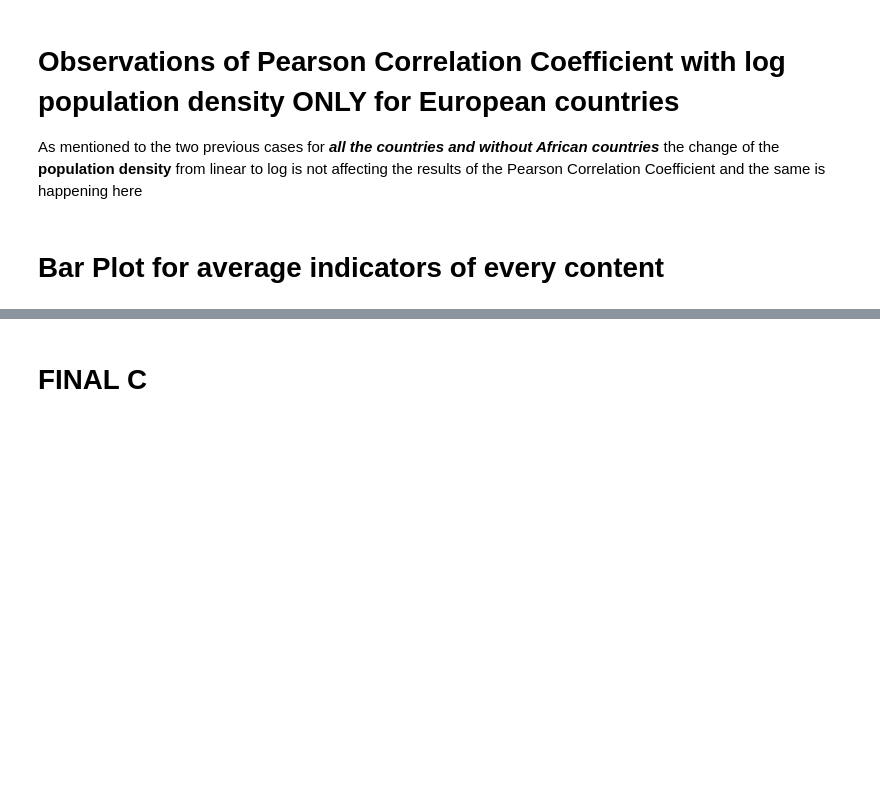
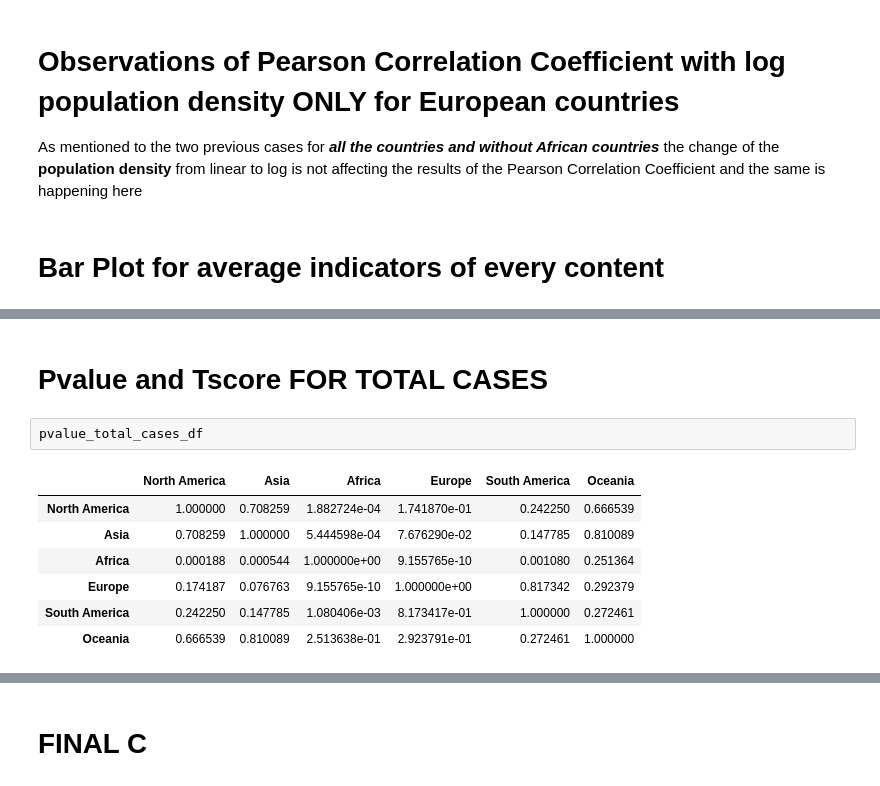
Before and after one commit to NikosSpyropoulos/Covid19-Research, a Jupyter notebook: Question4.ipynb, the cells around one changed output, grey strips where cells are left out. Drawn from its saved outputs; the diff is of its cells as text; blank space fills up the shorter version.

```diff
--- a/Question4.ipynb
+++ b/Question4.ipynb
@@ -463,0 +428,12 @@ TTEST FOR TOTAL CASES
+# %% [markdown]
+# Pvalue and Tscore FOR TOTAL CASES
+# %%
+pvalue_total_cases_df
+# %% [output]
+|  | North America | Asia | Africa | Europe | South America | Oceania |
+| North America | 1.000000 | 0.708259 | 1.882724e-04 | 1.741870e-01 | 0.242250 | 0.666539 |
+| Asia | 0.708259 | 1.000000 | 5.444598e-04 | 7.676290e-02 | 0.147785 | 0.810089 |
+| Africa | 0.000188 | 0.000544 | 1.000000e+00 | 9.155765e-10 | 0.001080 | 0.251364 |
+| Europe | 0.174187 | 0.076763 | 9.155765e-10 | 1.000000e+00 | 0.817342 | 0.292379 |
+| South America | 0.242250 | 0.147785 | 1.080406e-03 | 8.173417e-01 | 1.000000 | 0.272461 |
+| Oceania | 0.666539 | 0.810089 | 2.513638e-01 | 2.923791e-01 | 0.272461 | 1.000000 |
```
Also changed, not shown: parts of 42 cells of this notebook.
